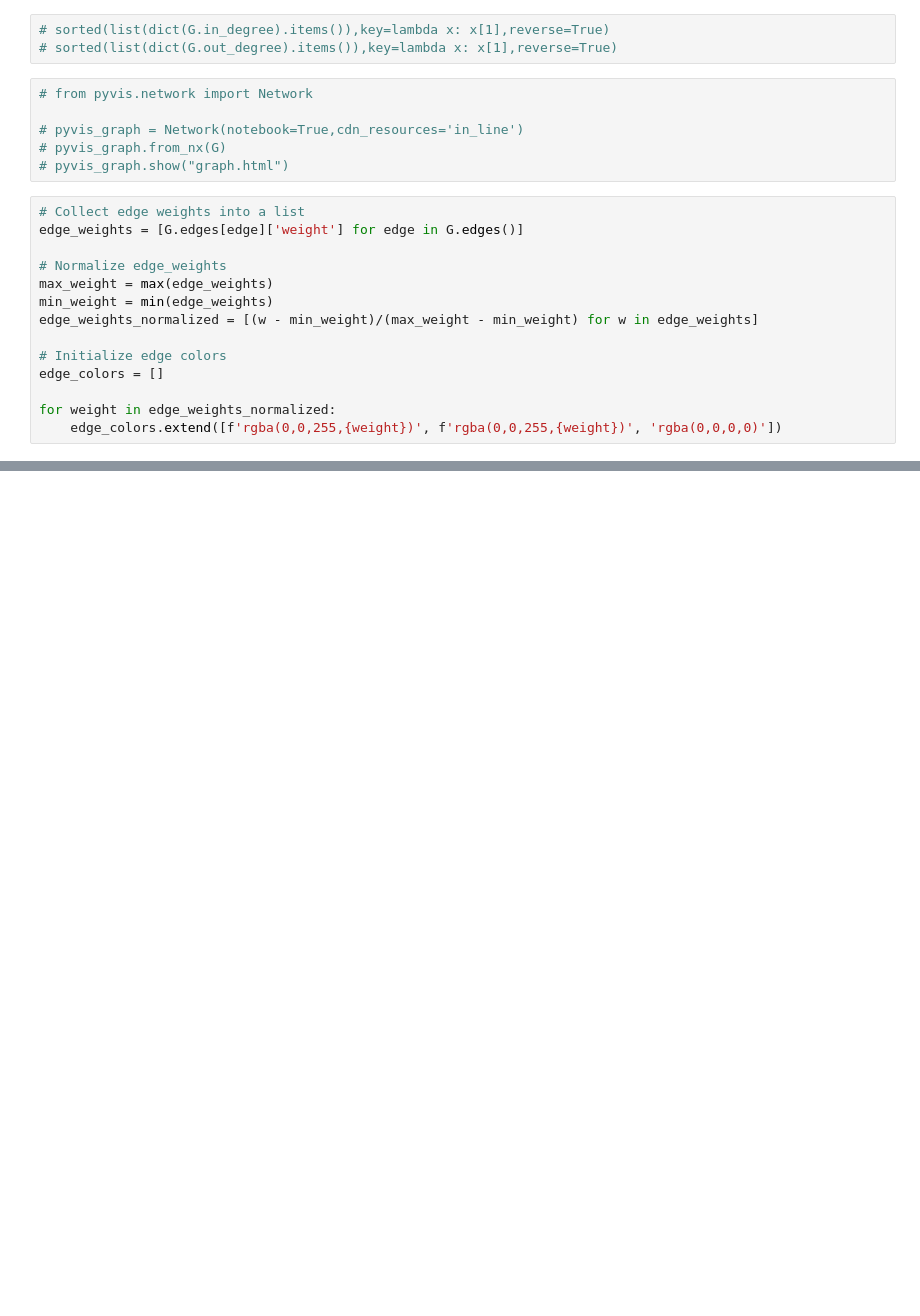
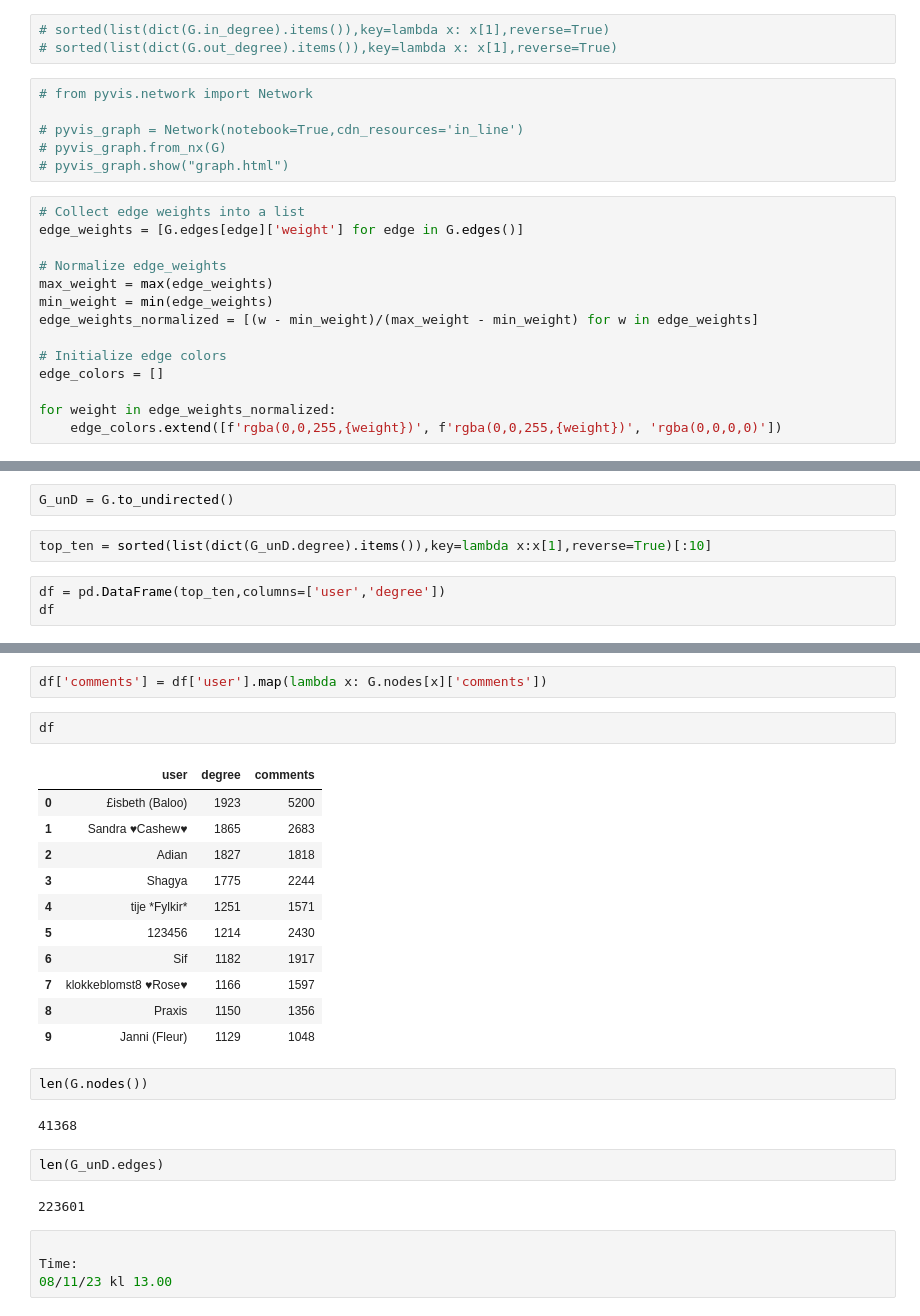
Before and after one commit to eskehaack/SGI_exam_project, a Jupyter notebook: scraper/sandbox.ipynb, the cells around one changed output, grey strips where cells are left out. Cells and saved outputs as stored; diff of their text form; blank space fills up the shorter version.

```diff
--- a/scraper/sandbox.ipynb
+++ b/scraper/sandbox.ipynb
@@ -292,0 +403,7 @@ NodeView(('Nathalie O', 'Kia B', 'Isa V', 'Michael H (6)', 'Webarmen1', 'Camilla
+# %%
+G_unD = G.to_undirected()
+# %%
+top_ten = sorted(list(dict(G_unD.degree).items()),key=lambda x:x[1],reverse=True)[:10]
+# %%
+df = pd.DataFrame(top_ten,columns=['user','degree'])
+df
@@ -292,0 +422,28 @@ NodeView(('Nathalie O', 'Kia B', 'Isa V', 'Michael H (6)', 'Webarmen1', 'Camilla
+# %%
+df['comments'] = df['user'].map(lambda x: G.nodes[x]['comments'])
+# %%
+df
+# %% [output]
+|  | user | degree | comments |
+| 0 | £isbeth (Baloo) | 1923 | 5200 |
+| 1 | Sandra ♥Cashew♥ | 1865 | 2683 |
+| 2 | Adian | 1827 | 1818 |
+| 3 | Shagya | 1775 | 2244 |
+| 4 | tije *Fylkir* | 1251 | 1571 |
+| 5 | 123456 | 1214 | 2430 |
+| 6 | Sif | 1182 | 1917 |
+| 7 | klokkeblomst8 ♥Rose♥ | 1166 | 1597 |
+| 8 | Praxis | 1150 | 1356 |
+| 9 | Janni (Fleur) | 1129 | 1048 |
+# %%
+len(G.nodes())
+# %% [output]
+41368
+# %%
+len(G_unD.edges)
+# %% [output]
+223601
+# %%
+
+Time:
+08/11/23 kl 13.00
```
Also changed, not shown: parts of 21 cells of this notebook.
